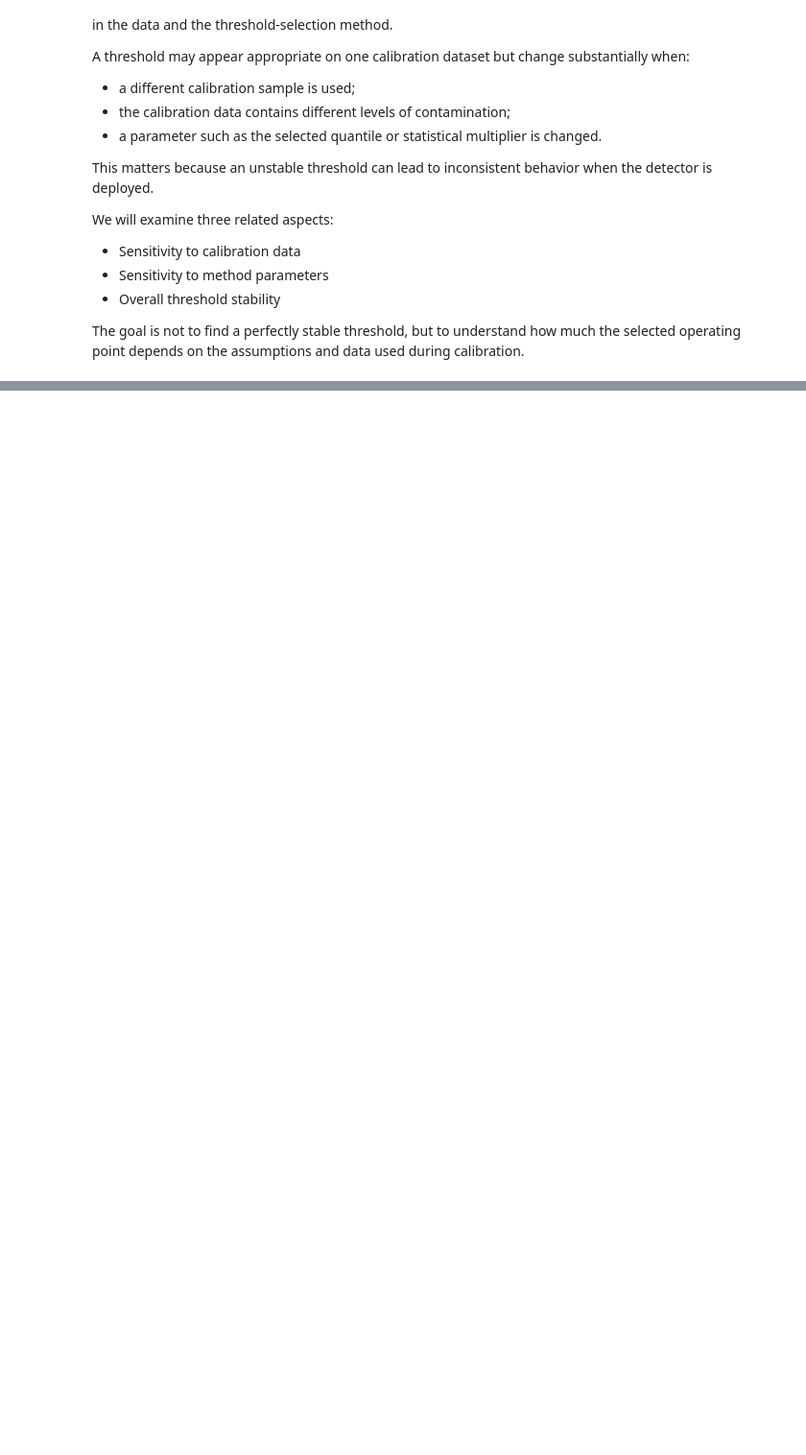
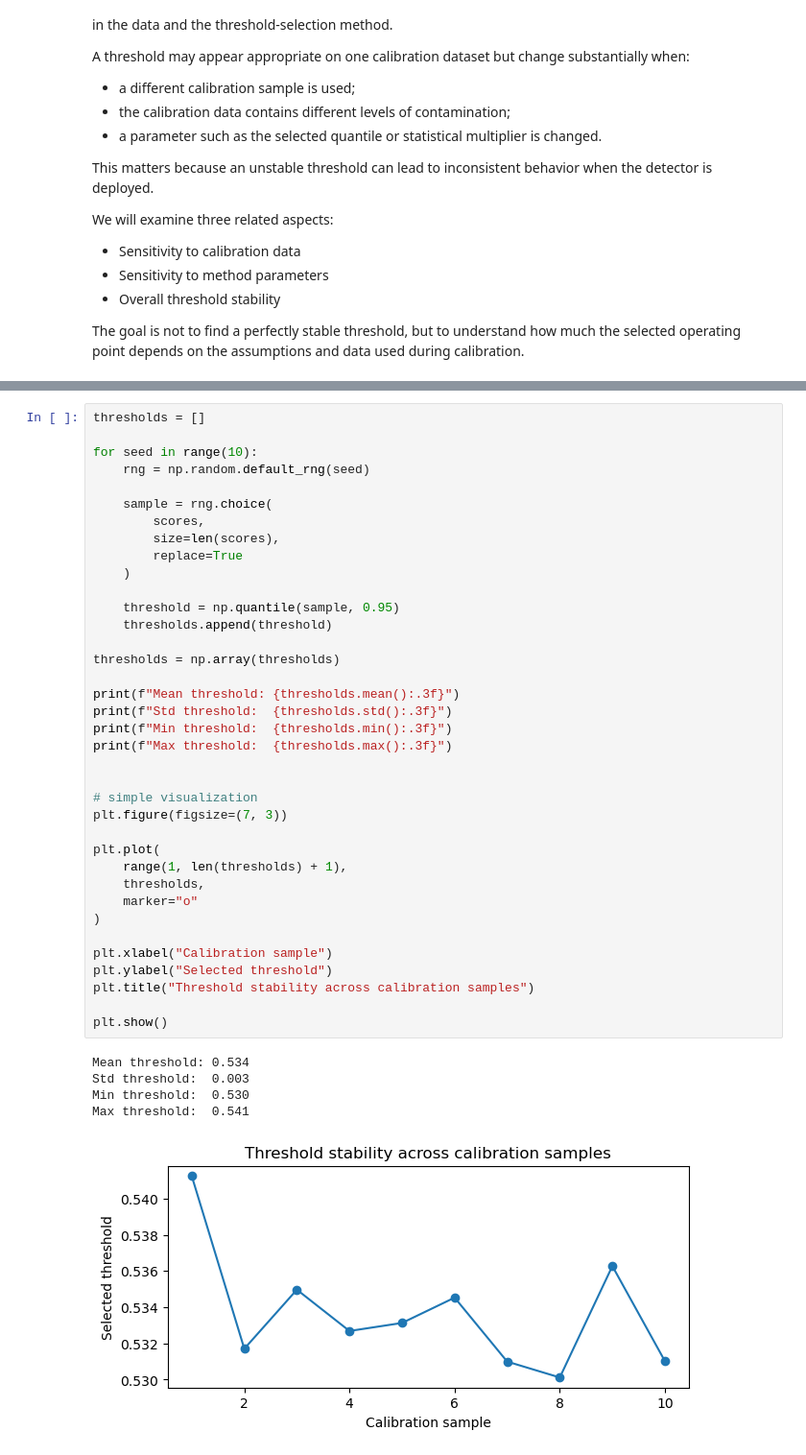
Before and after one commit to MNGARCIA085/Anomaly-Detection, a Jupyter notebook: notebooks/Thresholding in Anomaly Detection.ipynb, the cells around one changed output, grey strips where cells are left out. Shown at 96% size. Saved outputs shown, nothing was run; the diff lists cells and outputs as text; blank space fills up the shorter version.

```diff
--- a/notebooks/Thresholding in Anomaly Detection.ipynb
+++ b/notebooks/Thresholding in Anomaly Detection.ipynb
@@ -1607,0 +1731,43 @@ The goal is not to find a perfectly stable threshold, but to understand how much
+# %%
+thresholds = []
+
+for seed in range(10):
+    rng = np.random.default_rng(seed)
+
+    sample = rng.choice(
+        scores,
+        size=len(scores),
+        replace=True
+    )
+
+    threshold = np.quantile(sample, 0.95)
+    thresholds.append(threshold)
+
+thresholds = np.array(thresholds)
+
+print(f"Mean threshold: {thresholds.mean():.3f}")
+print(f"Std threshold:  {thresholds.std():.3f}")
+print(f"Min threshold:  {thresholds.min():.3f}")
+print(f"Max threshold:  {thresholds.max():.3f}")
+
+
+# simple visualization
+plt.figure(figsize=(7, 3))
+
+plt.plot(
+    range(1, len(thresholds) + 1),
+    thresholds,
+    marker="o"
+)
+
+plt.xlabel("Calibration sample")
+plt.ylabel("Selected threshold")
+plt.title("Threshold stability across calibration samples")
+
+plt.show()
+# %% [output]
+Mean threshold: 0.534
+Std threshold:  0.003
+Min threshold:  0.530
+Max threshold:  0.541
+[figure, added]
```
Also changed, not shown: parts of 16 cells of this notebook, 1 other file.
